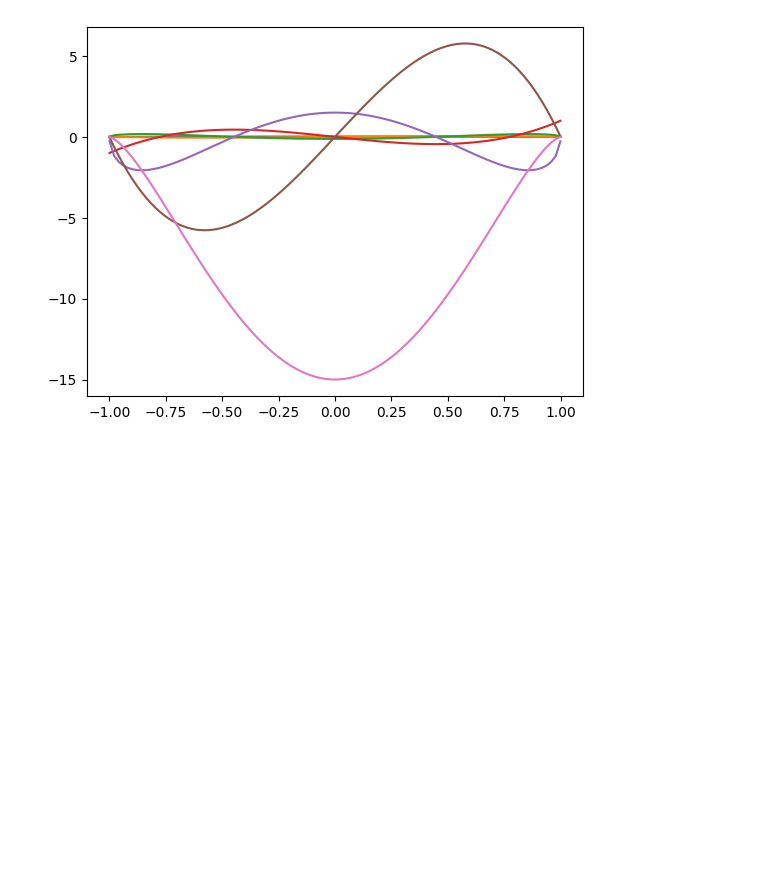
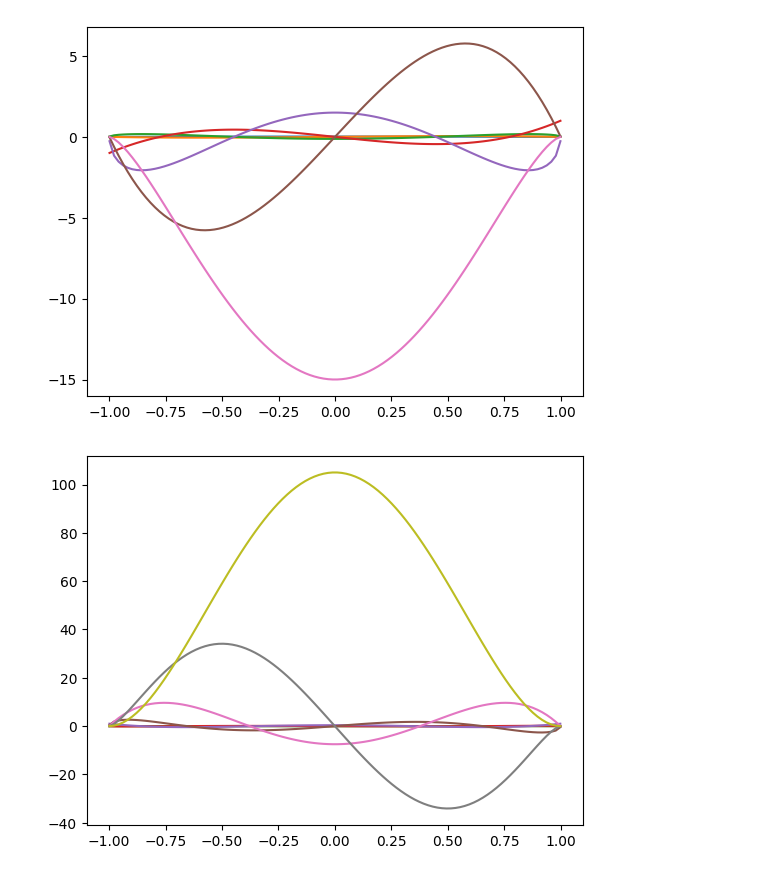
Before and after one commit to DanielBarrreto/Hydrogen-atom, a Jupyter notebook: H_A.ipynb, the cells around one changed output. Drawn from its saved outputs; the diff is of its cells as text; code cells hidden in the pictures; blank space fills up the shorter version.

```diff
--- a/H_A.ipynb
+++ b/H_A.ipynb
@@ -40,3 +40,7 @@ gr_asociado(2)
 gr_asociado(3)
 # %% [output]
 [figure]
+# %%
+gr_asociado(4)
+# %% [output]
+[figure, added]
```
